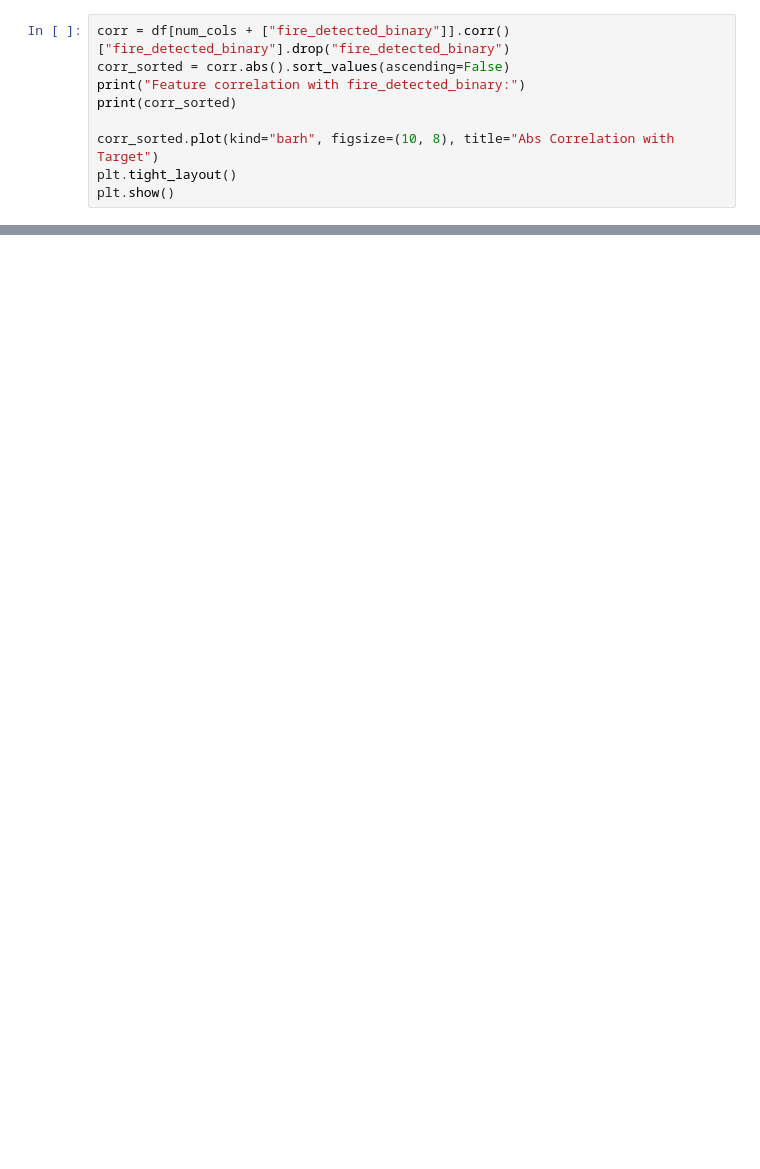
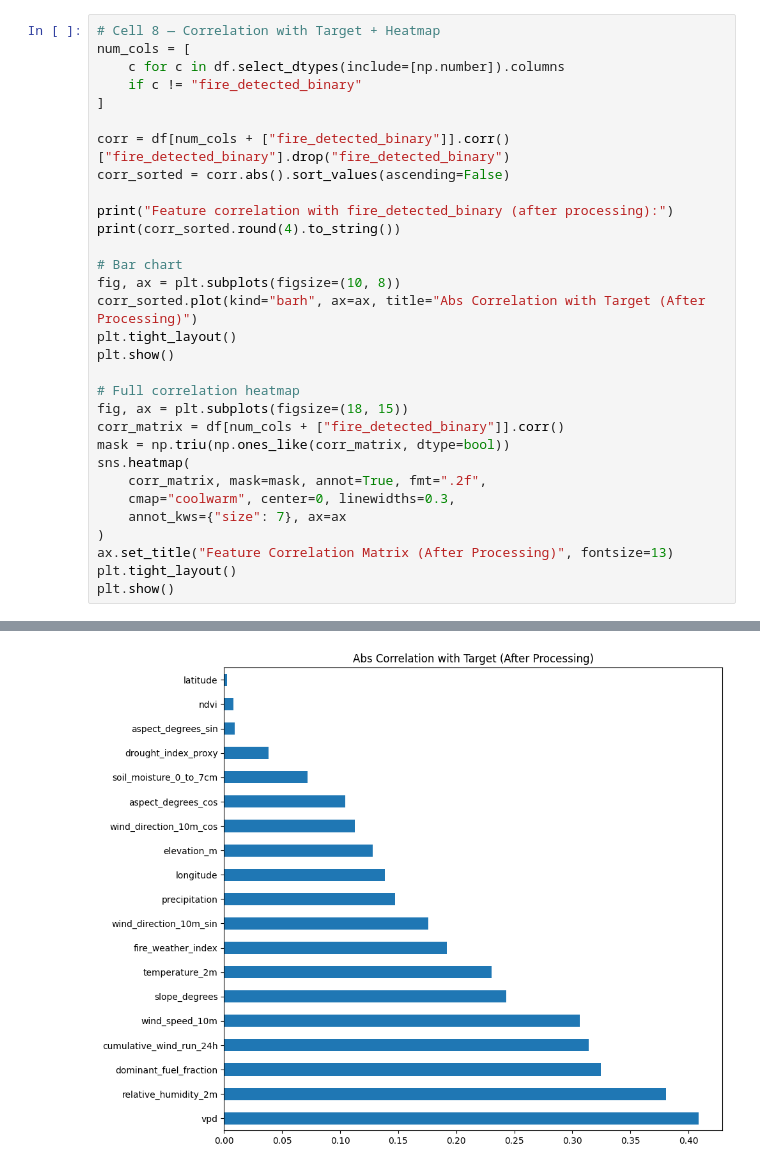
Before and after one commit to Scofe-C/wildfire_detection, a Jupyter notebook: model-pipeline/experimentation/california.ipynb, the cells around one changed output, grey strips where cells are left out. Saved outputs shown, nothing was run; the diff lists cells and outputs as text; blank space fills up the shorter version.

```diff
--- a/model-pipeline/experimentation/california.ipynb
+++ b/model-pipeline/experimentation/california.ipynb
@@ -54,9 +222,32 @@ plt.show()
-# %%
-corr = df[num_cols + ["fire_detected_binary"]].corr()["fire_detected_binary"].drop("fire_detected_binary")
-corr_sorted = corr.abs().sort_values(ascending=False)
-print("Feature correlation with fire_detected_binary:")
-print(corr_sorted)
-
-corr_sorted.plot(kind="barh", figsize=(10, 8), title="Abs Correlation with Target")
-plt.tight_layout()
-plt.show()
+# %%
+# Cell 8 — Correlation with Target + Heatmap
+num_cols = [
+    c for c in df.select_dtypes(include=[np.number]).columns
+    if c != "fire_detected_binary"
+]
+
+corr = df[num_cols + ["fire_detected_binary"]].corr()["fire_detected_binary"].drop("fire_detected_binary")
+corr_sorted = corr.abs().sort_values(ascending=False)
+
+print("Feature correlation with fire_detected_binary (after processing):")
+print(corr_sorted.round(4).to_string())
+
+# Bar chart
+fig, ax = plt.subplots(figsize=(10, 8))
+corr_sorted.plot(kind="barh", ax=ax, title="Abs Correlation with Target (After Processing)")
+plt.tight_layout()
+plt.show()
+
+# Full correlation heatmap
+fig, ax = plt.subplots(figsize=(18, 15))
+corr_matrix = df[num_cols + ["fire_detected_binary"]].corr()
+mask = np.triu(np.ones_like(corr_matrix, dtype=bool))
+sns.heatmap(
+    corr_matrix, mask=mask, annot=True, fmt=".2f",
+    cmap="coolwarm", center=0, linewidths=0.3,
+    annot_kws={"size": 7}, ax=ax
+)
+ax.set_title("Feature Correlation Matrix (After Processing)", fontsize=13)
+plt.tight_layout()
+plt.show()
+# %% [output]
@@ -62,0 +274 @@ plt.show()
+[figure, added]
```
Also changed, not shown: parts of 21 cells of this notebook, 4 other files.
